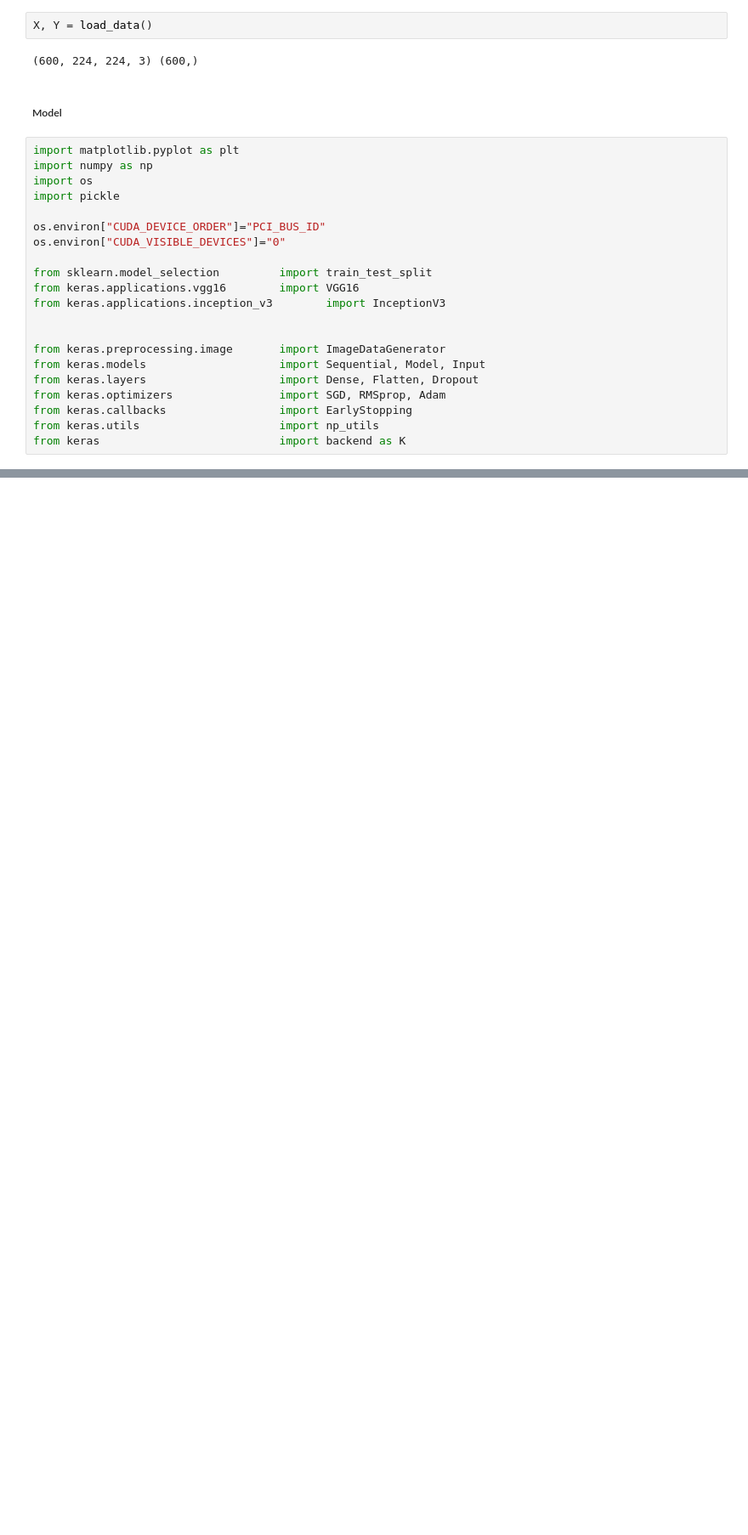
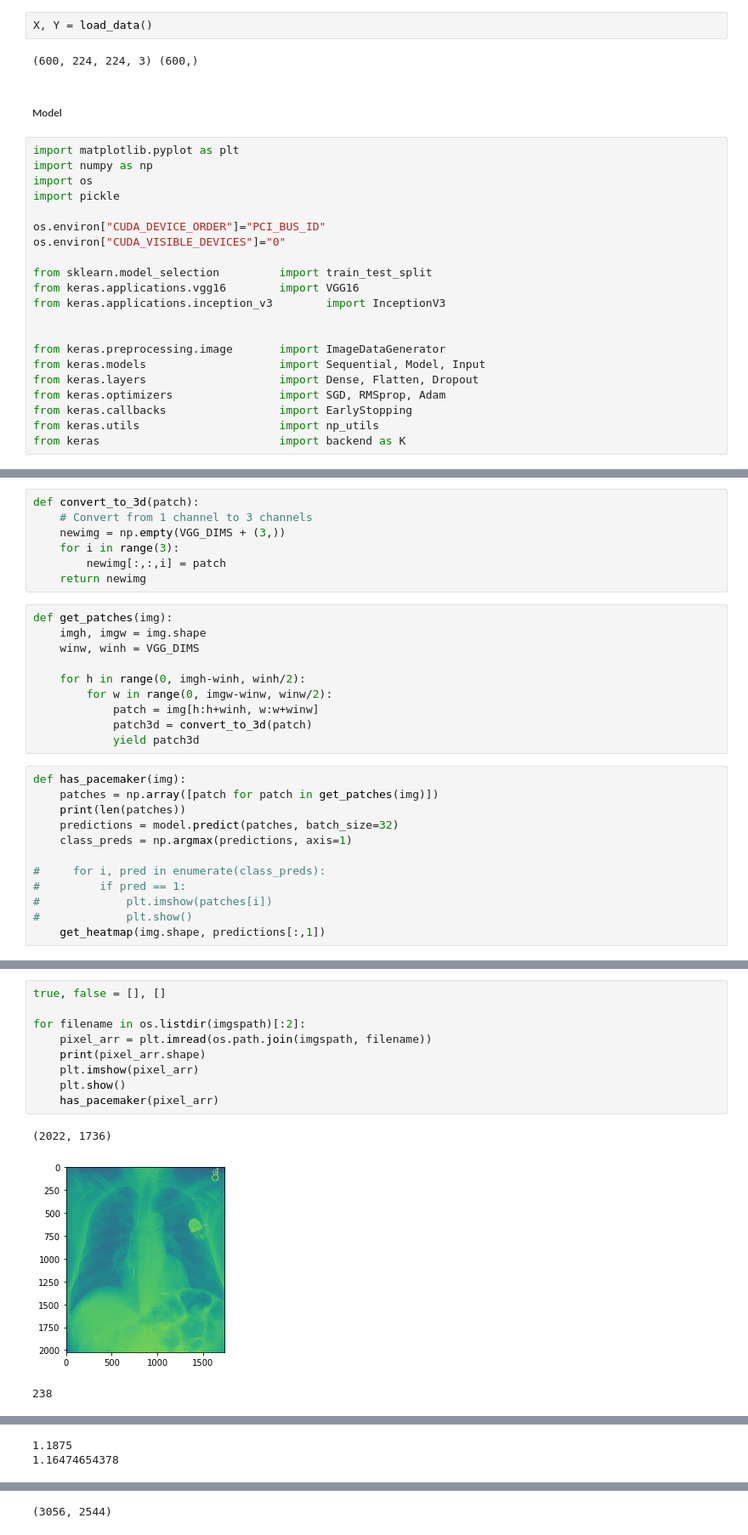
Before and after one commit to liandrea4/pacemaker, a Jupyter notebook: run_patches_inception.ipynb, the cells around one changed output, grey strips where cells are left out. Shown at 85% size. Saved outputs shown, nothing was run; the diff lists cells and outputs as text; blank space fills up the shorter version.

```diff
--- a/run_patches_inception.ipynb
+++ b/run_patches_inception.ipynb
@@ -149,0 +158,29 @@ print(accuracy)
+# %%
+def convert_to_3d(patch):
+    # Convert from 1 channel to 3 channels
+    newimg = np.empty(VGG_DIMS + (3,))
+    for i in range(3):
+        newimg[:,:,i] = patch
+    return newimg
+# %%
+def get_patches(img):
+    imgh, imgw = img.shape
+    winw, winh = VGG_DIMS
+
+    for h in range(0, imgh-winh, winh/2):
+        for w in range(0, imgw-winw, winw/2):
+            patch = img[h:h+winh, w:w+winw]
+            patch3d = convert_to_3d(patch)
+            yield patch3d
+# %%
+def has_pacemaker(img):
+    patches = np.array([patch for patch in get_patches(img)])
+    print(len(patches))
+    predictions = model.predict(patches, batch_size=32)
+    class_preds = np.argmax(predictions, axis=1)
+
+#     for i, pred in enumerate(class_preds):
+#         if pred == 1:
+#             plt.imshow(patches[i])
+#             plt.show()
+    get_heatmap(img.shape, predictions[:,1])
@@ -149,0 +213,13 @@ print(accuracy)
+# %%
+true, false = [], []
+
+for filename in os.listdir(imgspath)[:2]:
+    pixel_arr = plt.imread(os.path.join(imgspath, filename))
+    print(pixel_arr.shape)
+    plt.imshow(pixel_arr)
+    plt.show()
+    has_pacemaker(pixel_arr)
+# %% [output]
+(2022, 1736)
+[figure, added]
+238
@@ -149,0 +227,2 @@ print(accuracy)
+1.1875
+1.16474654378
@@ -149,0 +230 @@ print(accuracy)
+(3056, 2544)
```
Also changed, not shown: parts of 14 cells of this notebook.
